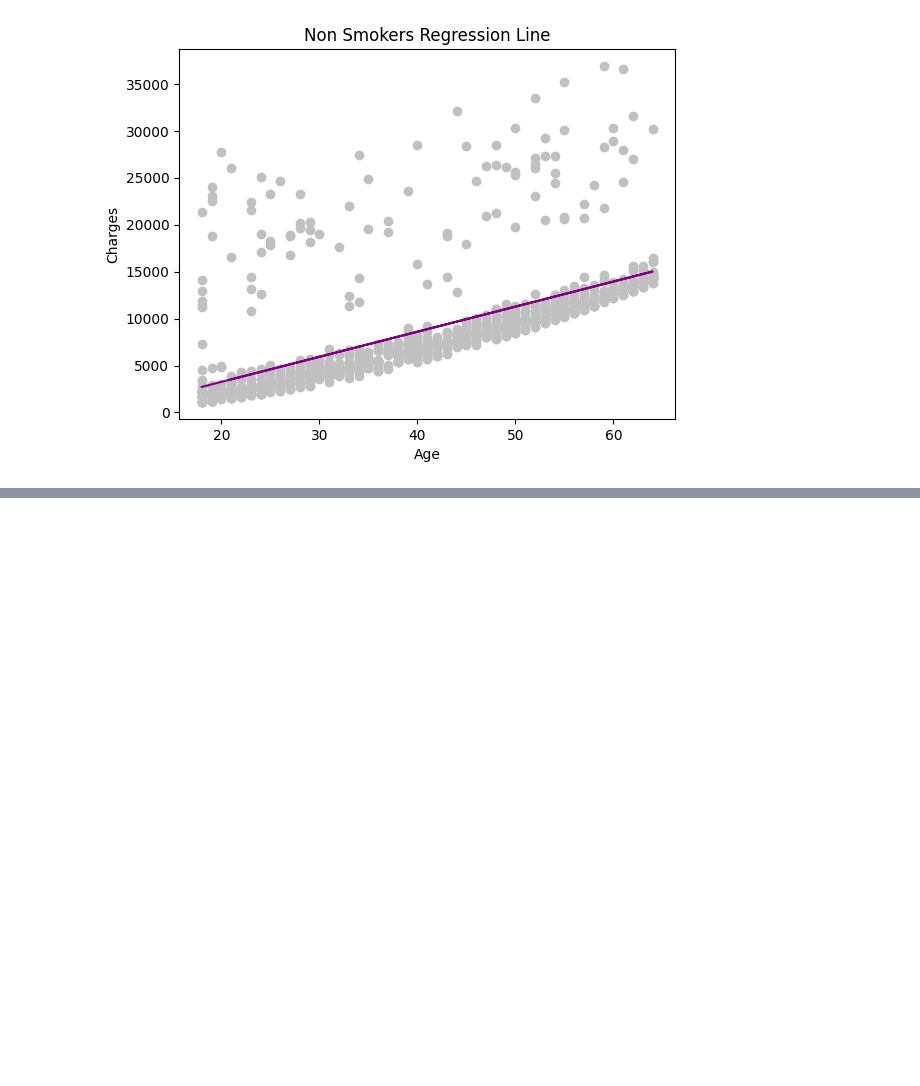
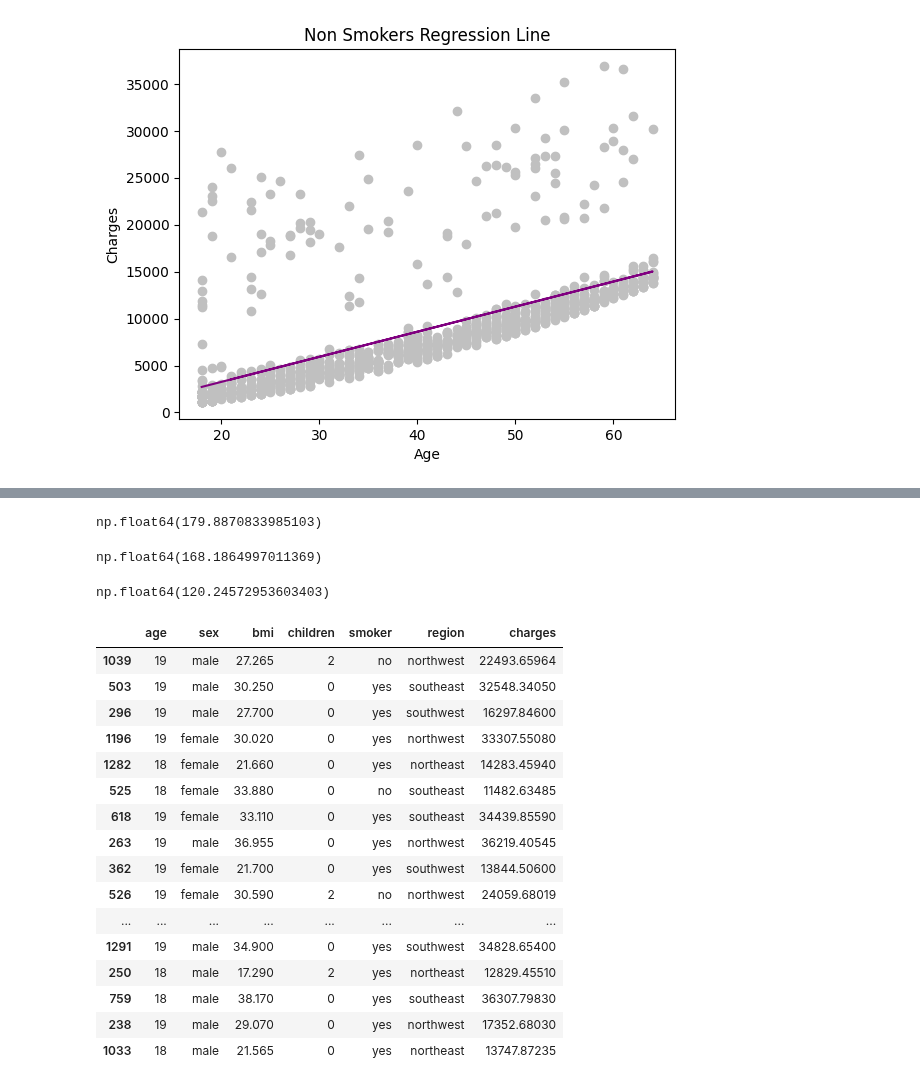
Before and after one commit to lewinskie254/eda, a Jupyter notebook: Heteroskedasticity_two.ipynb, the cells around one changed output, grey strips where cells are left out. Cells and saved outputs as stored; diff of their text form; code cells hidden in the pictures; blank space fills up the shorter version.

Commit message:
What the helly is causing this distortion in data?

```diff
--- a/Heteroskedasticity_two.ipynb
+++ b/Heteroskedasticity_two.ipynb
@@ -79,0 +99,45 @@ plt.show()
+# %%
+mse = model.ssr / model.df_resid
+mse
+# %% [output]
+np.float64(179.8870833985103)
+# %%
+#mean squared errors for smokers
+model = ols(formula="age~charges", data=smokers).fit()
+
+mse = model.ssr / model.df_resid
+mse
+# %% [output]
+np.float64(168.1864997011369)
+# %%
+#mean squared errors for non smokers
+model = ols(formula="age~charges", data=nonsmokers).fit()
+
+mse = model.ssr / model.df_resid
+mse
+# %% [output]
+np.float64(120.24572953603403)
+# %%
+other_details_non_smokers = df[(df['smoker'] == 'no') & (df['age'] <= 20) & (df['charges'] > 50000)]
+
+age_bias = df[(df['age'] < 20) & (df['charges'] > 5000)]
+# %%
+age_bias.sample(20)
+# %% [output]
+|  | age | sex | bmi | children | smoker | region | charges |
+| 1039 | 19 | male | 27.265 | 2 | no | northwest | 22493.65964 |
+| 503 | 19 | male | 30.250 | 0 | yes | southeast | 32548.34050 |
+| 296 | 19 | male | 27.700 | 0 | yes | southwest | 16297.84600 |
+| 1196 | 19 | female | 30.020 | 0 | yes | northwest | 33307.55080 |
+| 1282 | 18 | female | 21.660 | 0 | yes | northeast | 14283.45940 |
+| 525 | 18 | female | 33.880 | 0 | no | southeast | 11482.63485 |
+| 618 | 19 | female | 33.110 | 0 | yes | southeast | 34439.85590 |
+| 263 | 19 | male | 36.955 | 0 | yes | northwest | 36219.40545 |
+| 362 | 19 | female | 21.700 | 0 | yes | southwest | 13844.50600 |
+| 526 | 19 | female | 30.590 | 2 | no | northwest | 24059.68019 |
+| ... | ... | ... | ... | ... | ... | ... | ... |
+| 1291 | 19 | male | 34.900 | 0 | yes | southwest | 34828.65400 |
+| 250 | 18 | male | 17.290 | 2 | yes | northeast | 12829.45510 |
+| 759 | 18 | male | 38.170 | 0 | yes | southeast | 36307.79830 |
+| 238 | 19 | male | 29.070 | 0 | yes | northwest | 17352.68030 |
+| 1033 | 18 | male | 21.565 | 0 | yes | northeast | 13747.87235 |
```
Also changed, not shown: parts of 5 cells of this notebook.
